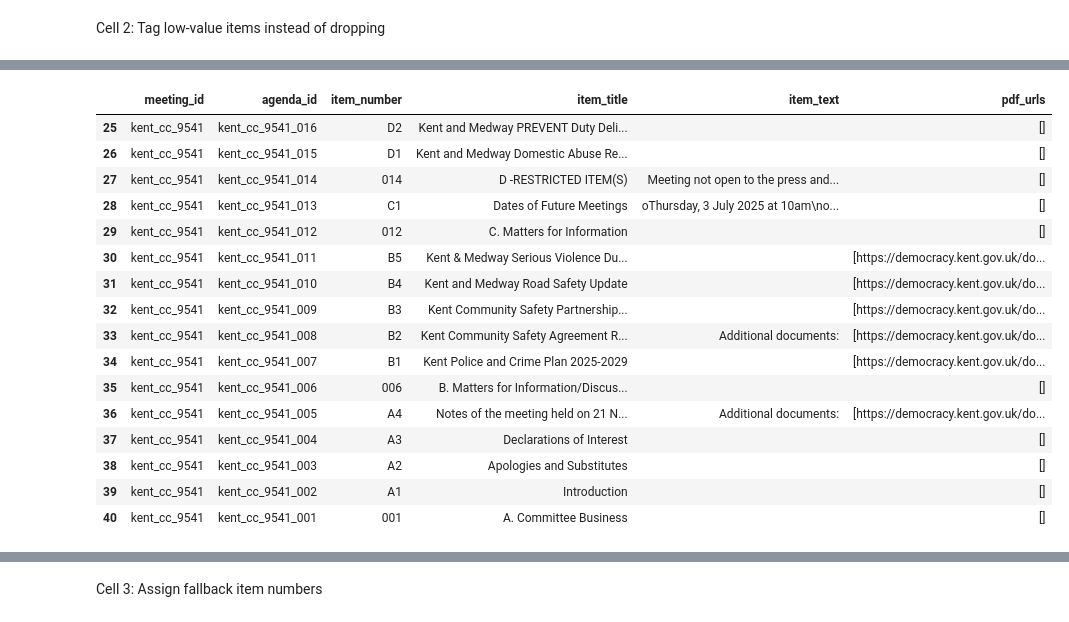
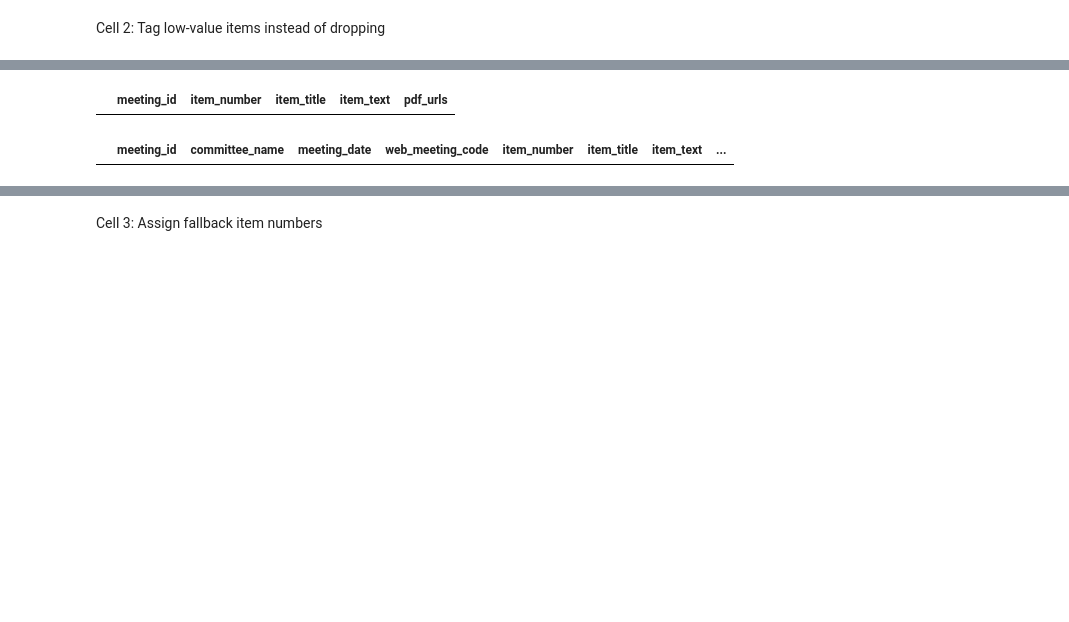
Before and after one commit to lusavkaedu/council-assistant, a Jupyter notebook: notebooks/0D_Scraping_EDA_Agenda_Meetings_Metadata.ipynb, the cells around one changed output, grey strips where cells are left out. Saved outputs shown, nothing was run; the diff lists cells and outputs as text; code cells hidden in the pictures; blank space fills up the shorter version.

```diff
--- a/notebooks/0D_Scraping_EDA_Agenda_Meetings_Metadata.ipynb
+++ b/notebooks/0D_Scraping_EDA_Agenda_Meetings_Metadata.ipynb
@@ -6,7 +6,7 @@ import matplotlib.pyplot as plt
 pd.set_option('display.max_colwidth', None)
 
 # Load JSONL file into a DataFrame
-file_path = '../data/meetings/meetings_metadata.jsonl'
+file_path = '../data/meetings/meetings_metadata_new.jsonl'
 data = pd.read_json(file_path, lines=True)
 
 # Show basic info
@@ -551,6 +589,15 @@ memory usage: 1.6+ MB
 # %% [markdown]
 Cell 2: Tag low-value items instead of dropping
 # %%
+# Step 1: Start fresh
+agenda_flat["category"] = None
+
+# Step 2: Broad pass – assign 'webcast' based on item_text
+agenda_flat.loc[
+    agenda_flat["item_text"].str.contains(r"\bWebcast for\b", case=False, na=False),
+    "category"
+] = "webcast"
+
 # Map regex patterns to category labels
 CATEGORY_PATTERNS = [
     ('apologies', re.compile(r'(?i)\bapologies\b')),
@@ -570,10 +617,13 @@ CATEGORY_PATTERNS = [
     ('election', re.compile(r'(?i)election of')),
     ('future_meeting', re.compile(r'(?i)Date of next')),
     ('exempt_items', re.compile(r'(?i)THE PRESS AND PUBLIC')),
-    ('pay_policy', re.compile(r'(?i)Pay Policy'))
+    ('pay_policy', re.compile(r'(?i)Pay Policy')),
+    ('welcome', re.compile(r'(?i)Welcome')),
+    ('procedural', re.compile(r'(?i)MATTERS FOR DECISION')),
+    ('procedural', re.compile(r'(?i)Dates')),
+    ('performance', re.compile(r'(?i)Performance Report')),
+
 #    ('online_attendance', re.compile(r'(?i)Virtual Attendance'))
-
-
 ]
 
 # Category assignment function
@@ -582,8 +632,22 @@ def classify_category(title):
     for label, pattern in CATEGORY_PATTERNS:
         if pattern.search(title):
             return label
-    return 'discussion'
+    return None  # Explicitly return None if no match
 
-# Apply category labels to agenda items
-agenda_flat['category'] = agenda_flat['item_title'].apply(classify_category)
+# Apply classification only if category not already set
+def classify_category(title):
+    title = str(title).lower().strip()
+    for label, pattern in CATEGORY_PATTERNS:
+        if pattern.search(title):
+            return label
+    return None  # Do not assign 'discussion' here
+
+
+# Step 3: Apply regex classification — only overwrite if pattern matches
+refined = agenda_flat["item_title"].apply(classify_category)
+
+# Only overwrite where a pattern matched (non-null result)
+agenda_flat.loc[refined.notnull(), "category"] = refined[refined.notnull()]
+
+agenda_flat["category"] = agenda_flat["category"].fillna("discussion")
 # %%
@@ -648,23 +696,7 @@ matches[['agenda_id', 'item_title', 'item_text', 'meeting_id']]
 # %%
-matches = agenda_flat[agenda_flat['meeting_id'].str.contains('9541', na=False)]
+matches = agenda_flat[agenda_flat['meeting_id'].str.contains('5703', na=False)]
 
 # Display relevant fields
-matches[['meeting_id', 'agenda_id', 'item_number', 'item_title', 'item_text', 'pdf_urls']]
+matches[['meeting_id', 'item_number', 'item_title', 'item_text', 'pdf_urls']]
 # %% [output]
-|  | meeting_id | agenda_id | item_number | item_title | item_text | pdf_urls |
-| 25 | kent_cc_9541 | kent_cc_9541_016 | D2 | Kent and Medway PREVENT Duty Deli... |  | [] |
-| 26 | kent_cc_9541 | kent_cc_9541_015 | D1 | Kent and Medway Domestic Abuse Re... |  | [] |
-| 27 | kent_cc_9541 | kent_cc_9541_014 | 014 | D -RESTRICTED ITEM(S) | Meeting not open to the press and... | [] |
-| 28 | kent_cc_9541 | kent_cc_9541_013 | C1 | Dates of Future Meetings | oThursday, 3 July 2025 at 10am\no... | [] |
-| 29 | kent_cc_9541 | kent_cc_9541_012 | 012 | C. Matters for Information |  | [] |
-| 30 | kent_cc_9541 | kent_cc_9541_011 | B5 | Kent & Medway Serious Violence Du... |  | [https://democracy.kent.gov.uk/do... |
-| 31 | kent_cc_9541 | kent_cc_9541_010 | B4 | Kent and Medway Road Safety Update |  | [https://democracy.kent.gov.uk/do... |
-| 32 | kent_cc_9541 | kent_cc_9541_009 | B3 | Kent Community Safety Partnership... |  | [https://democracy.kent.gov.uk/do... |
-| 33 | kent_cc_9541 | kent_cc_9541_008 | B2 | Kent Community Safety Agreement R... | Additional documents: | [https://democracy.kent.gov.uk/do... |
-| 34 | kent_cc_9541 | kent_cc_9541_007 | B1 | Kent Police and Crime Plan 2025-2029 |  | [https://democracy.kent.gov.uk/do... |
-| 35 | kent_cc_9541 | kent_cc_9541_006 | 006 | B. Matters for Information/Discus... |  | [] |
-| 36 | kent_cc_9541 | kent_cc_9541_005 | A4 | Notes of the meeting held on 21 N... | Additional documents: | [https://democracy.kent.gov.uk/do... |
-| 37 | kent_cc_9541 | kent_cc_9541_004 | A3 | Declarations of Interest |  | [] |
-| 38 | kent_cc_9541 | kent_cc_9541_003 | A2 | Apologies and Substitutes |  | [] |
-| 39 | kent_cc_9541 | kent_cc_9541_002 | A1 | Introduction |  | [] |
-| 40 | kent_cc_9541 | kent_cc_9541_001 | 001 | A. Committee Business |  | [] |
+|  | meeting_id | item_number | item_title | item_text | pdf_urls |
@@ -670,0 +718,4 @@ matches[['meeting_id', 'agenda_id', 'item_number', 'item_title', 'item_text', 'p
+# %%
+agenda_flat[agenda_flat["item_text"].str.contains(r'\.pdf', case=False, na=False)].head(5)
+# %% [output]
+|  | meeting_id | committee_name | meeting_date | web_meeting_code | item_number | item_title | item_text | ... |
```
Also changed, not shown: parts of 35 cells of this notebook.
